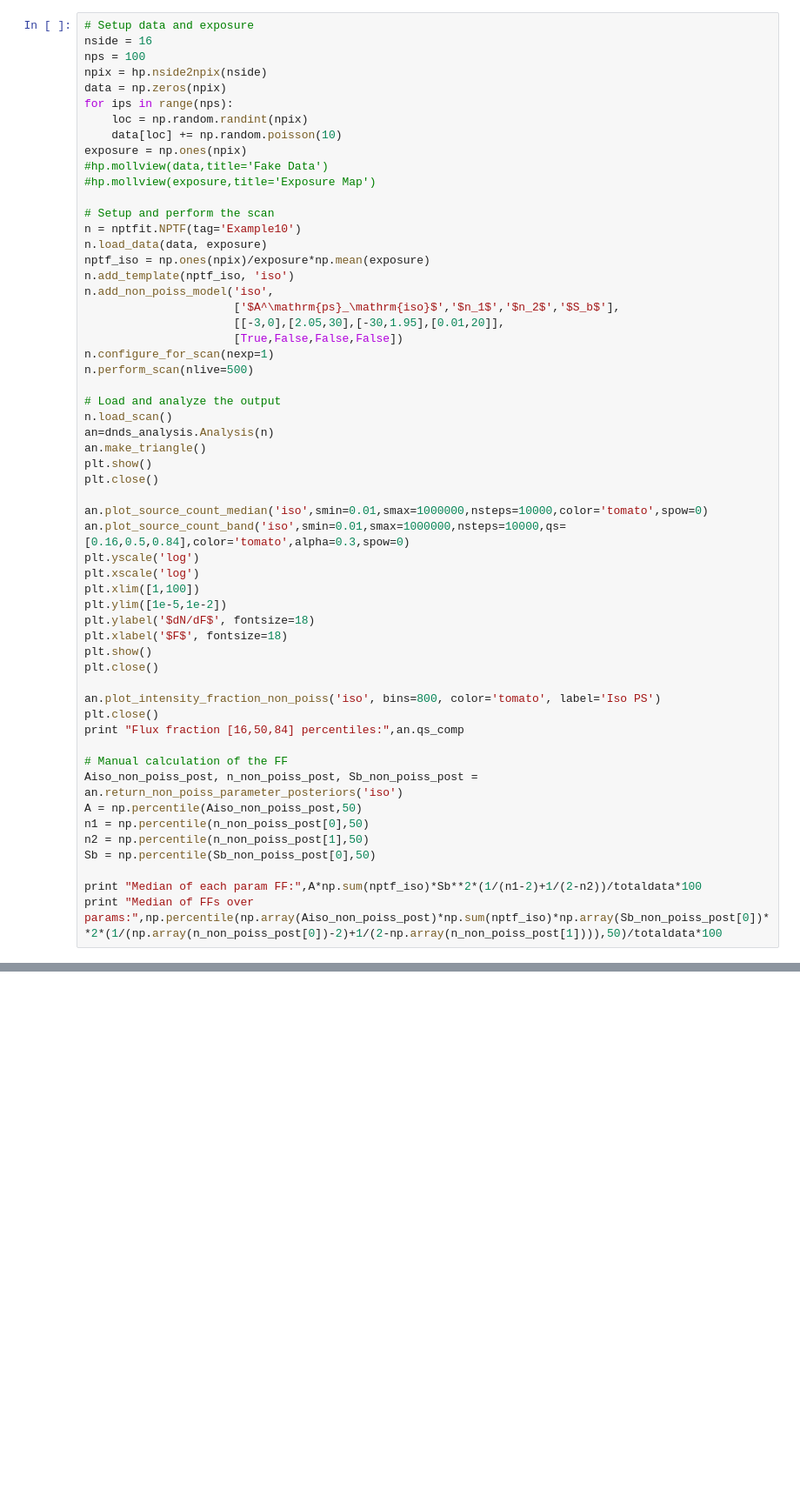
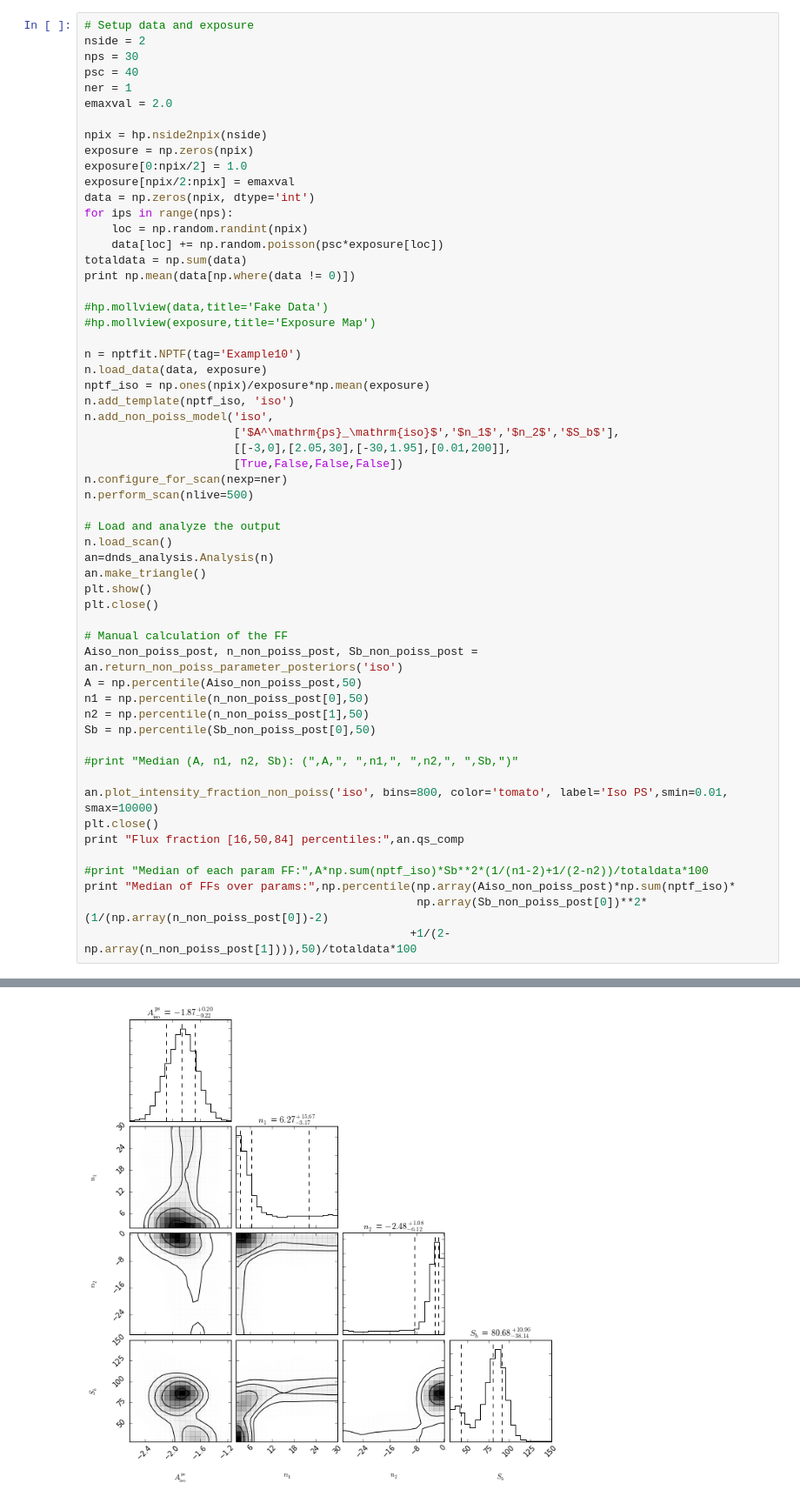
Before and after one commit to bsafdi/NPTFit, a Jupyter notebook: examples/Example10_SimpleNPTF.ipynb, the cells around one changed output, grey strips where cells are left out. Shown at 87% size. Drawn from its saved outputs; the diff is of its cells as text; blank space fills up the shorter version.

```diff
--- a/examples/Example10_SimpleNPTF.ipynb
+++ b/examples/Example10_SimpleNPTF.ipynb
@@ -83,26 +89,34 @@ print "Median of FFs over params:",np.percentile(np.array(Aiso_non_poiss_post)*n
 # %%
 # Setup data and exposure
-nside = 16
-nps = 100
+nside = 2
+nps = 30
+psc = 40
+ner = 1
+emaxval = 2.0
+
 npix = hp.nside2npix(nside)
-data = np.zeros(npix)
+exposure = np.zeros(npix)
+exposure[0:npix/2] = 1.0
+exposure[npix/2:npix] = emaxval
+data = np.zeros(npix, dtype='int')
 for ips in range(nps):
     loc = np.random.randint(npix)
-    data[loc] += np.random.poisson(10)
-exposure = np.ones(npix)
+    data[loc] += np.random.poisson(psc*exposure[loc])
+totaldata = np.sum(data)
+print np.mean(data[np.where(data != 0)])
+
 #hp.mollview(data,title='Fake Data')
 #hp.mollview(exposure,title='Exposure Map')
 
-# Setup and perform the scan
 n = nptfit.NPTF(tag='Example10')
 n.load_data(data, exposure)
 nptf_iso = np.ones(npix)/exposure*np.mean(exposure)
 n.add_template(nptf_iso, 'iso')
 n.add_non_poiss_model('iso',
                       ['$A^\mathrm{ps}_\mathrm{iso}$','$n_1$','$n_2$','$S_b$'],
-                      [[-3,0],[2.05,30],[-30,1.95],[0.01,20]],
+                      [[-3,0],[2.05,30],[-30,1.95],[0.01,200]],
                       [True,False,False,False])
-n.configure_for_scan(nexp=1)
+n.configure_for_scan(nexp=ner)
 n.perform_scan(nlive=500)
 
 # Load and analyze the output
@@ -112,21 +126,6 @@ an.make_triangle()
 plt.show()
 plt.close()
 
-an.plot_source_count_median('iso',smin=0.01,smax=1000000,nsteps=10000,color='tomato',spow=0)
-an.plot_source_count_band('iso',smin=0.01,smax=1000000,nsteps=10000,qs=[0.16,0.5,0.84],color='tomato',alpha=0.3,spow=0)
-plt.yscale('log')
-plt.xscale('log')
-plt.xlim([1,100])
-plt.ylim([1e-5,1e-2])
-plt.ylabel('$dN/dF$', fontsize=18)
-plt.xlabel('$F$', fontsize=18)
-plt.show()
-plt.close()
-
-an.plot_intensity_fraction_non_poiss('iso', bins=800, color='tomato', label='Iso PS')
-plt.close()
-print "Flux fraction [16,50,84] percentiles:",an.qs_comp
-
 # Manual calculation of the FF
 Aiso_non_poiss_post, n_non_poiss_post, Sb_non_poiss_post = an.return_non_poiss_parameter_posteriors('iso')
 A = np.percentile(Aiso_non_poiss_post,50)
@@ -134,5 +133,14 @@ n1 = np.percentile(n_non_poiss_post[0],50)
 n2 = np.percentile(n_non_poiss_post[1],50)
 Sb = np.percentile(Sb_non_poiss_post[0],50)
 
-print "Median of each param FF:",A*np.sum(nptf_iso)*Sb**2*(1/(n1-2)+1/(2-n2))/totaldata*100
-print "Median of FFs over params:",np.percentile(np.array(Aiso_non_poiss_post)*np.sum(nptf_iso)*np.array(Sb_non_poiss_post[0])**2*(1/(np.array(n_non_poiss_post[0])-2)+1/(2-np.array(n_non_poiss_post[1]))),50)/totaldata*100
+#print "Median (A, n1, n2, Sb): (",A,", ",n1,", ",n2,", ",Sb,")"
+
+an.plot_intensity_fraction_non_poiss('iso', bins=800, color='tomato', label='Iso PS',smin=0.01, smax=10000)
+plt.close()
+print "Flux fraction [16,50,84] percentiles:",an.qs_comp
+
+#print "Median of each param FF:",A*np.sum(nptf_iso)*Sb**2*(1/(n1-2)+1/(2-n2))/totaldata*100
+print "Median of FFs over params:",np.percentile(np.array(Aiso_non_poiss_post)*np.sum(nptf_iso)*
+                                                 np.array(Sb_non_poiss_post[0])**2*(1/(np.array(n_non_poiss_post[0])-2)
+                                                +1/(2-np.array(n_non_poiss_post[1]))),50)/totaldata*100
+# %% [output]
@@ -138,0 +151 @@ print "Median of FFs over params:",np.percentile(np.array(Aiso_non_poiss_post)*n
+[figure, added]
```
Also changed, not shown: parts of 26 cells of this notebook, 2 other files.
